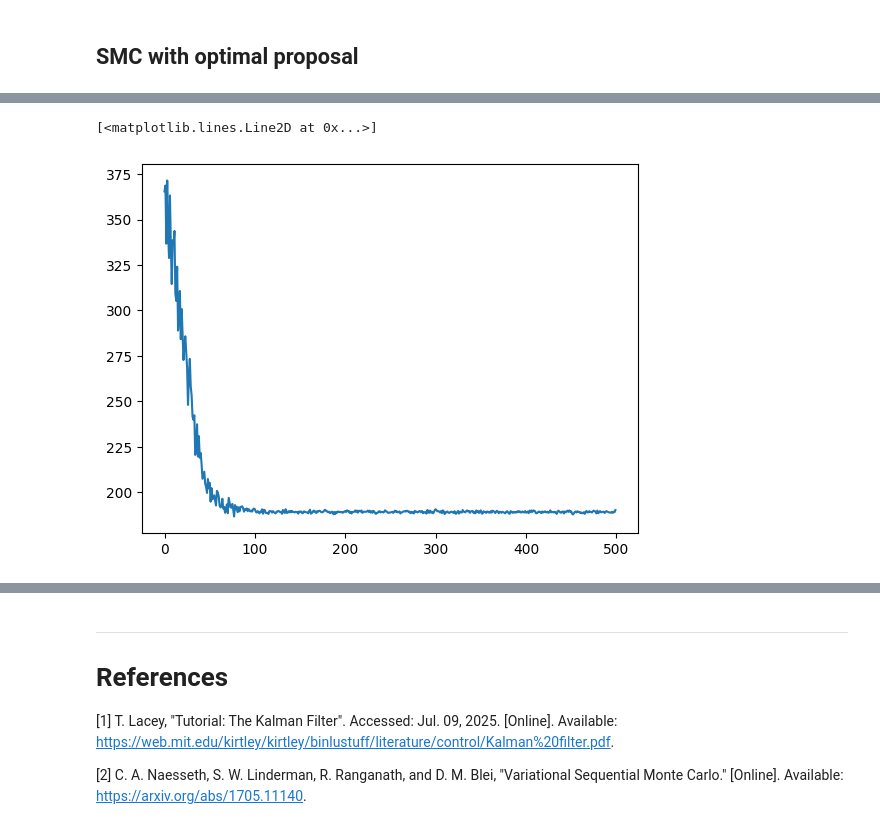
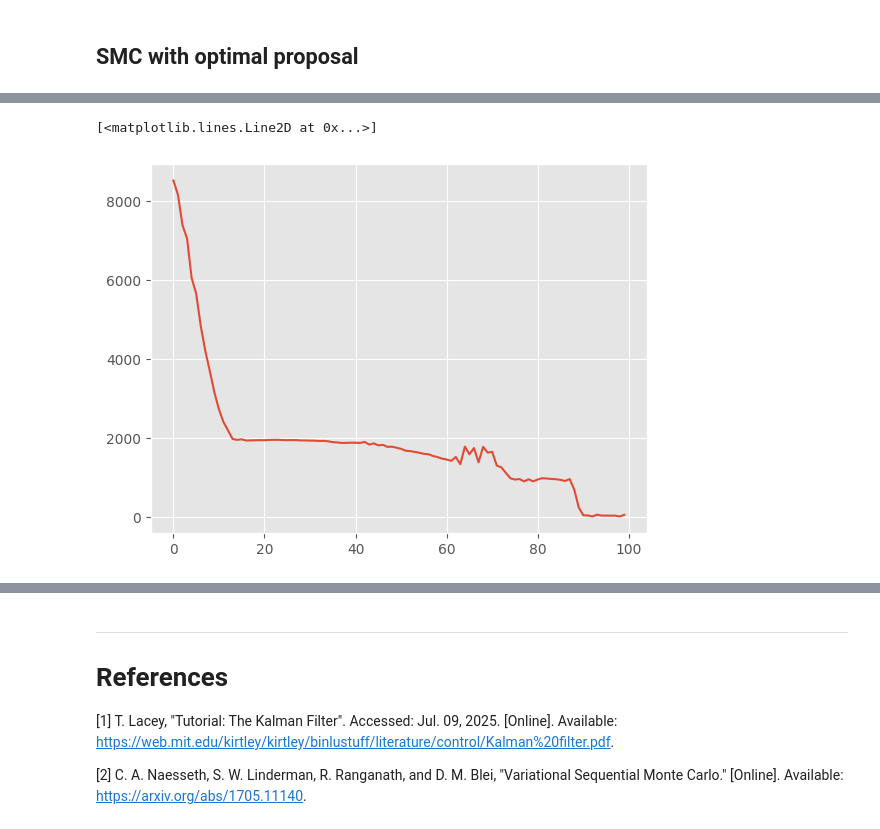
Before and after one commit to Perez-Amanda/ComputacionalStatistics_FinalProject, a Jupyter notebook: SMC.ipynb, the cells around one changed output, grey strips where cells are left out. Saved outputs shown, nothing was run; the diff lists cells and outputs as text; code cells hidden in the pictures.

Commit message:
Normalizing flows for proposal working (not very well, but working)

```diff
--- a/SMC.ipynb
+++ b/SMC.ipynb
@@ -631,0 +860,2 @@ iter 45: loss = 6.240
+# %%
+small_y = y_seq[:]
@@ -631,0 +1227,8 @@ iter 45: loss = 6.240
+# %%
+# Assign zeros to new dimension
+y_seq_zeros = torch.stack([torch.cat((i, torch.tensor([0]))) for i in y_seq])
+print(y_seq_zeros[:10],'\n')  # printing the first 10 values
+
+# Repeat data in new dimension
+y_seq_repeat = torch.stack([torch.cat((i, i)) for i in y_seq])
+print(y_seq_repeat[:10],'\n')  # printing the first 10 values
@@ -637,2 +1347,0 @@ plt.plot(history)
-# %%
-x_T, _ = model.run_vsmc(y, 100)
@@ -823,0 +1362,31 @@ Final loss: 190.26170349121094
+# %%
+lr = 1e-4
+n_epochs = 100
+# latent_dim = 2
+
+history = []
+
+# flow = RealNVP(dim=latent_dim, n_layers=4, base_dist=base_dist, context_dim=context_dim)
+
+
+latent_dim = 2
+context_dim = latent_dim
+base_dist = MultivariateNormal(torch.zeros(latent_dim), torch.eye(latent_dim))
+
+flow = RealNVP(dim=latent_dim, n_layers=3, base_dist=base_dist, context_dim=context_dim)
+
+
+# === Training Loop ===
+optimizer = torch.optim.Adam(flow.parameters(), lr=lr)
+
+for epoch in range(n_epochs):
+    optimizer.zero_grad()
+    logZ, _, _, _ = vsmc_nf(y_seq_repeat, N=N, T=T, flow=flow)
+    loss = -logZ
+    # print(loss)
+    loss.backward()
+    torch.nn.utils.clip_grad_norm_(flow.parameters(), max_norm=5.0)
+    optimizer.step()
+    history.append(loss.item())
+    # if epoch % 10 == 0:
+    print(f"Epoch {epoch}: ELBO = {logZ.item():.4f}")
@@ -824,5 +1411,5 @@ Final loss: 190.26170349121094
 # %%
-plt.plot([i.detach() for i in history])
+plt.plot(history)
 # %% [output]
 [<matplotlib.lines.Line2D at 0x...>]
-[figure, old version]
+[figure, new version]
```
Also changed, not shown: parts of 141 cells of this notebook, 2 other files.
